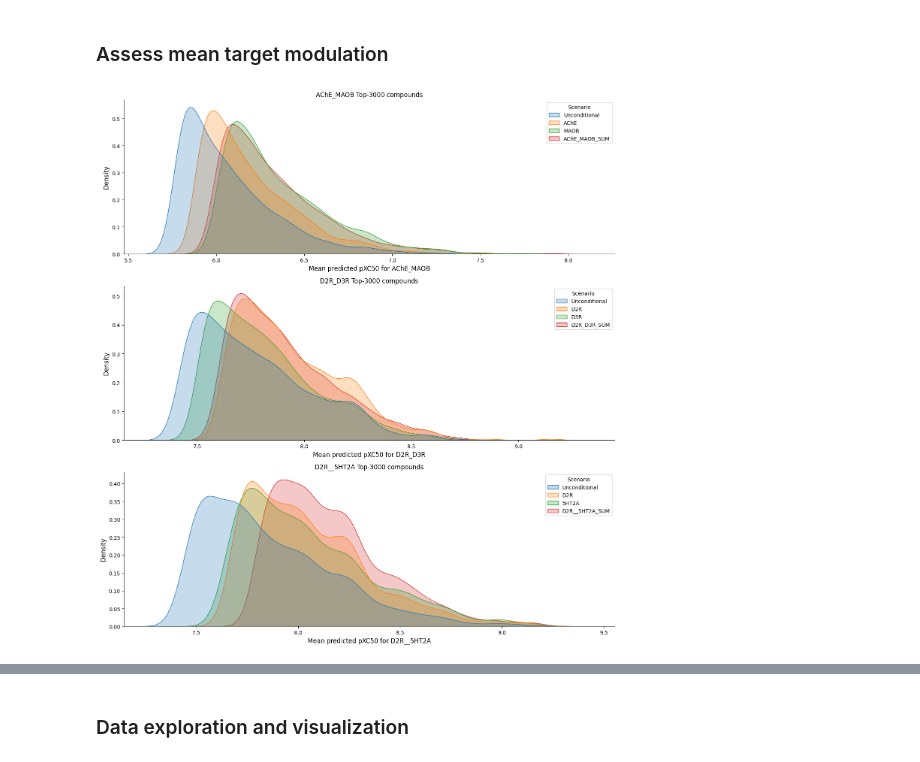
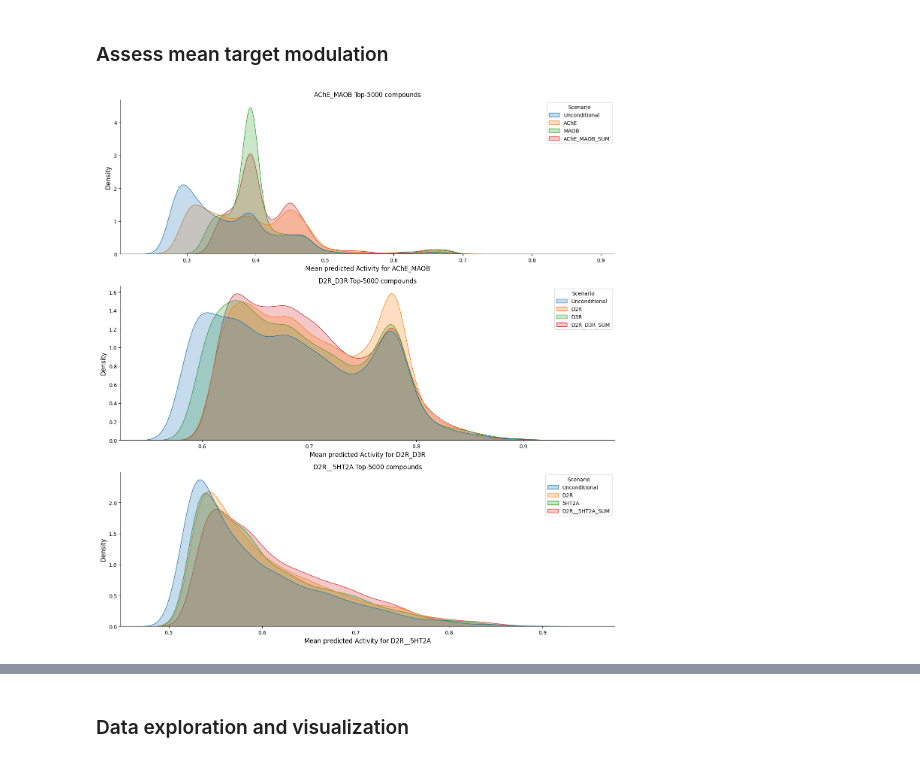
Before and after one commit to arthurcerveira/CoMPO-GPT, a Jupyter notebook: scripts/09-Data-Viz.ipynb, the cells around one changed output, grey strips where cells are left out. Saved outputs shown, nothing was run; the diff lists cells and outputs as text; code cells hidden in the pictures.

```diff
--- a/scripts/09-Data-Viz.ipynb
+++ b/scripts/09-Data-Viz.ipynb
@@ -182,7 +186,7 @@ plt.show()
 # %%
 import ptitprince as pt
 
-num = 5000
+num = 3000
 agg = "SUM"
 
 multi_targets = [
@@ -274,8 +317,8 @@ for j, target in enumerate(targets):
 ### Assess mean target modulation
 # %%
 agg = "SUM"  # MEAN, MAX
-# ACT_TYPE = "Activity"  # pIC50, inhibition
-ACT_TYPE = "pXC50"  # pIC50, inhibition
+ACT_TYPE = "Activity"  # pIC50, inhibition
+# ACT_TYPE = "pXC50"  # pIC50, inhibition
 
 multitarget_combination = {
     "AChE_MAOB": {
@@ -296,38 +339,38 @@ multitarget_combination = {
 }
 
 fig, axes = plt.subplots(len(multitarget_combination), 1, figsize=(14, 5 * len(multitarget_combination)))
-n = 3000
+n = 5000
 
 
 for j, combination in enumerate(multitarget_combination):
     activity_column = f"{combination}_{ACT_TYPE}"
     df_list = list()
     # print(f"Combination: {activity_column}")
 
     gen_molecules = multitarget_combination[combination]["generated_molecules"]
     for gen_molecule in gen_molecules:
         # print(gen_molecule)
         # df = pd.read_csv(f'../generated_molecules/predicted_activity/{gen_molecule}_MTDD.csv')
         df = pd.read_csv(f'../generated_molecules/{EPOCHS}-epoch/predicted_activity/{gen_molecule}.csv')
         scenario = gen_molecule[1:] if gen_molecule.startswith("_") else gen_molecule
         df_filtered = df[activity_column].nlargest(n).to_frame().assign(Scenario=scenario)
         df_list.append(df_filtered)
 
     activities = pd.concat(df_list).reset_index()
 
     sns.kdeplot(data=activities, x=activity_column, bw_adjust=1, hue='Scenario',ax=axes[j], fill=True)
     # sns.kdeplot(data=df, x="pred_pXC50", bw_adjust=1, hue='Scenario',ax=axes[j], fill=True)
 
     axes[j].set_title('{} Top-{} compounds'.format(combination, n), fontsize=12)
     axes[j].spines['right'].set_visible(False)
     axes[j].spines['top'].set_visible(False)
     axes[j].set_ylabel("Density", fontsize=12)
     axes[j].set_xlabel(f"Mean predicted {ACT_TYPE} for {combination}", fontsize=12)
 
 plt.tight_layout()
 plt.show()
 # %% [output]
-[figure, old version]
+[figure, new version]
 # %%
 import ptitprince as pt
 
```
Also changed, not shown: parts of 8 cells of this notebook, 58 other files.
